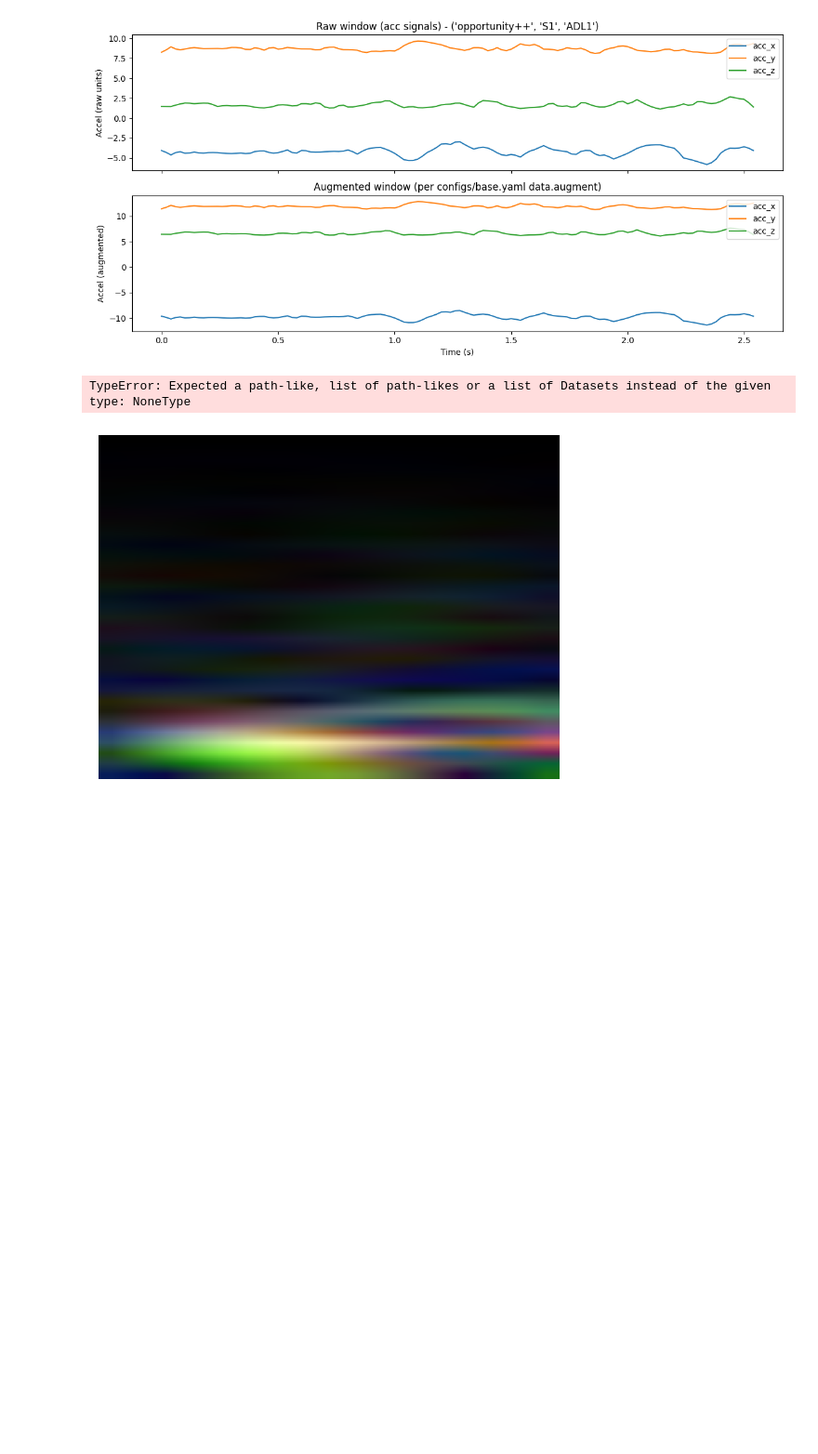
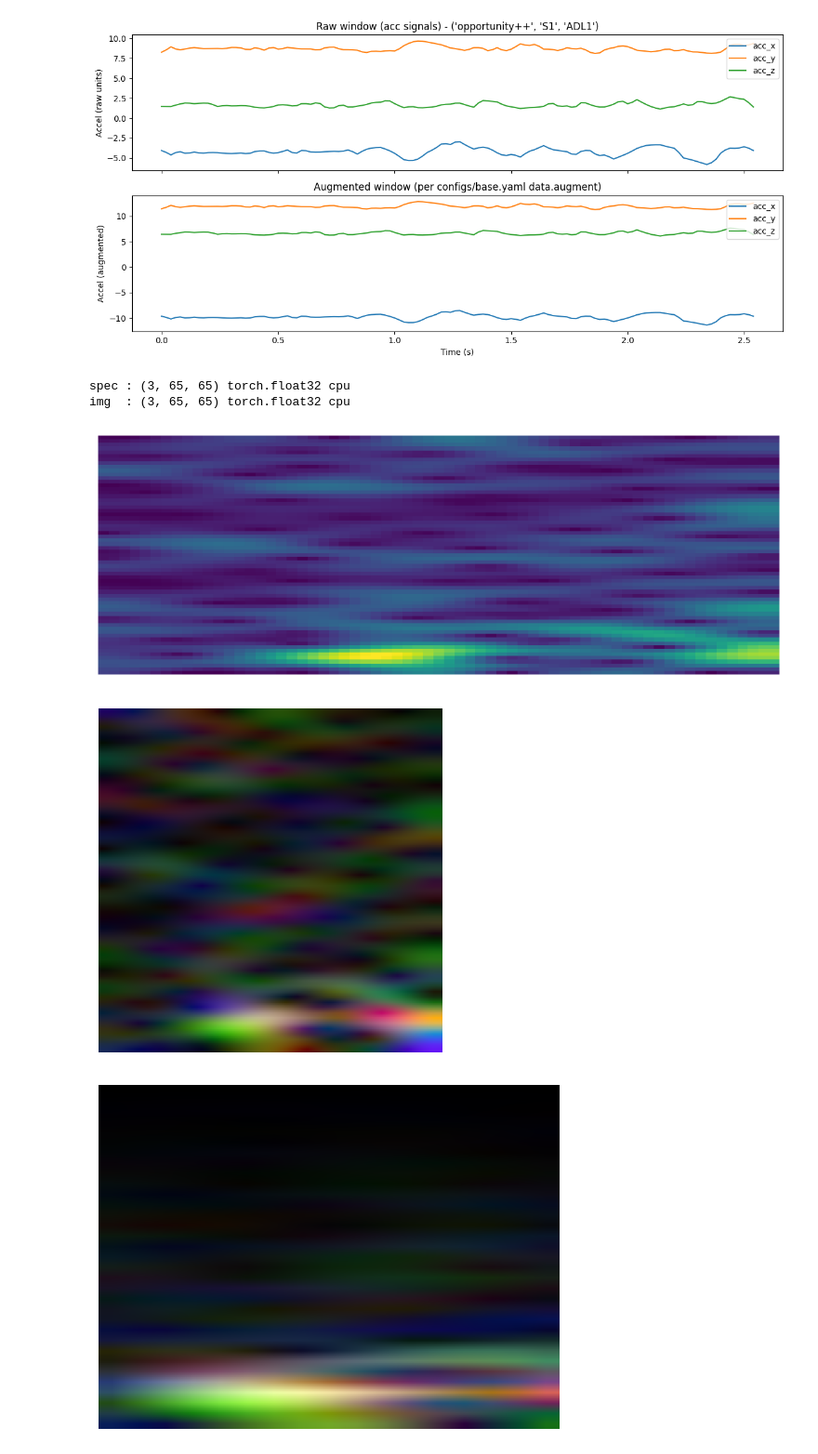
Before and after one commit to Abradshaw1/TransfHAR, a Jupyter notebook: scratch.ipynb, the cells around one changed output. Shown at 93% size. Cells and saved outputs as stored; diff of their text form; code cells hidden in the pictures; blank space fills up the shorter version.

```diff
--- a/scratch.ipynb
+++ b/scratch.ipynb
@@ -305,6 +305,8 @@ from imu_lm.data.windowing import compute_T_and_hop
 from imu_lm.data.augmentations.spectrogram import stft_encode
 from imu_lm.data.augmentations.preprocess import preprocess_window
 import torch.nn.functional as F
+from imu_lm.data.augmentations.transform import apply_augment
+
 
 
 def cfg_get(cfg, path, default=None):
@@ -358,38 +360,47 @@ Xw = df[sensor_cols].to_numpy(np.float32)[:T]
 Xproc = preprocess_window(Xw.copy(), cfg)   # [C,T]
 assert Xproc is not None
 
+
+# Apply augmentations (expects [T, C], returns [T, C])
+Xproc = apply_augment(Xproc.T, cfg).T       # <-- ADD THIS LINE
+
+
+
 x_ct = torch.from_numpy(np.ascontiguousarray(Xproc)).float()
 
 out = stft_encode(x_ct, cfg)
 
 
 if isinstance(out, tuple):
     spec, img = out          # spec: [C,F,TT], img: [3,F,TT]
     print("spec :", tuple(spec.shape), spec.dtype, spec.device)   # [C,F,TT]
     print("img  :", tuple(img.shape), img.dtype, img.device)      # [3,F,TT
 else:
     spec, img = out, None
 
 # Visualize spec channel 0
 plt.figure(figsize=(8, 3))
-plt.imshow(spec[0].cpu().numpy(), aspect="auto", origin="lower")
+plt.imshow(spec[1].cpu().numpy(), aspect="auto", origin="lower")
 plt.axis("off")
 plt.tight_layout()
 plt.show()
 
 
 # Visualize image tensor if present
 if img is not None:
     img_resized = F.interpolate(img.unsqueeze(0), size=(224, 224), mode="bilinear", align_corners=False)
     img_resized = img_resized.squeeze(0)  # [3,224,224]
 
     plt.figure(figsize=(4, 4))
     plt.imshow(img_resized.permute(1, 2, 0).cpu().numpy(), aspect="auto", origin="lower")
     plt.axis("off")
     plt.tight_layout()
     plt.show()
 # %% [output]
-TypeError: Expected a path-like, list of path-likes or a list of Datasets instead of the given type: NoneType
+spec : (3, 65, 65) torch.float32 cpu
+img  : (3, 65, 65) torch.float32 cpu
+[figure, added]
+[figure, added]
 # %%
 hf_mean = torch.tensor([0.485, 0.456, 0.406]).view(3,1,1)
 hf_std  = torch.tensor([0.229, 0.224, 0.225]).view(3,1,1)
```
Also changed, not shown: parts of 1 cell of this notebook, 9 other files.
